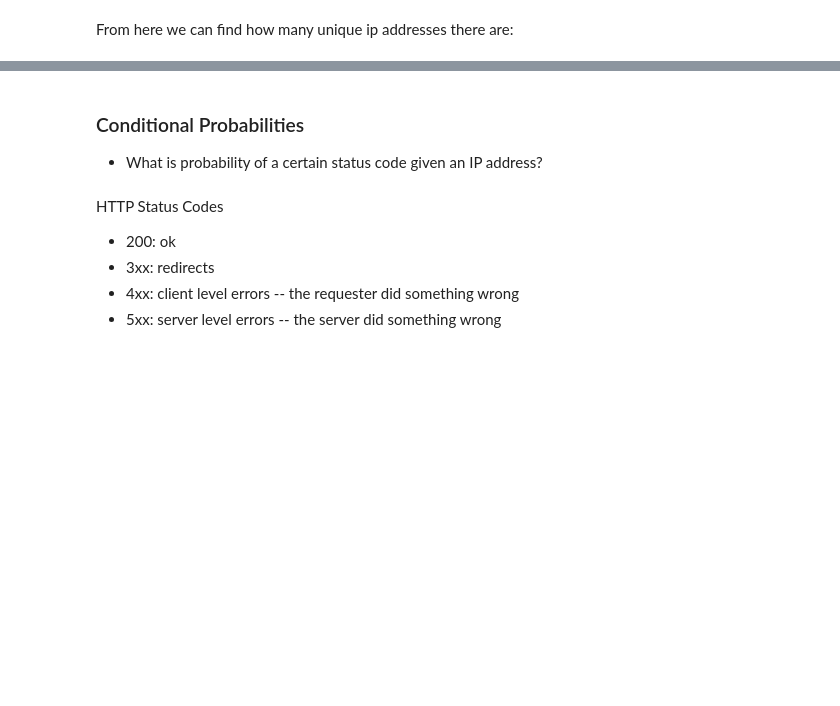
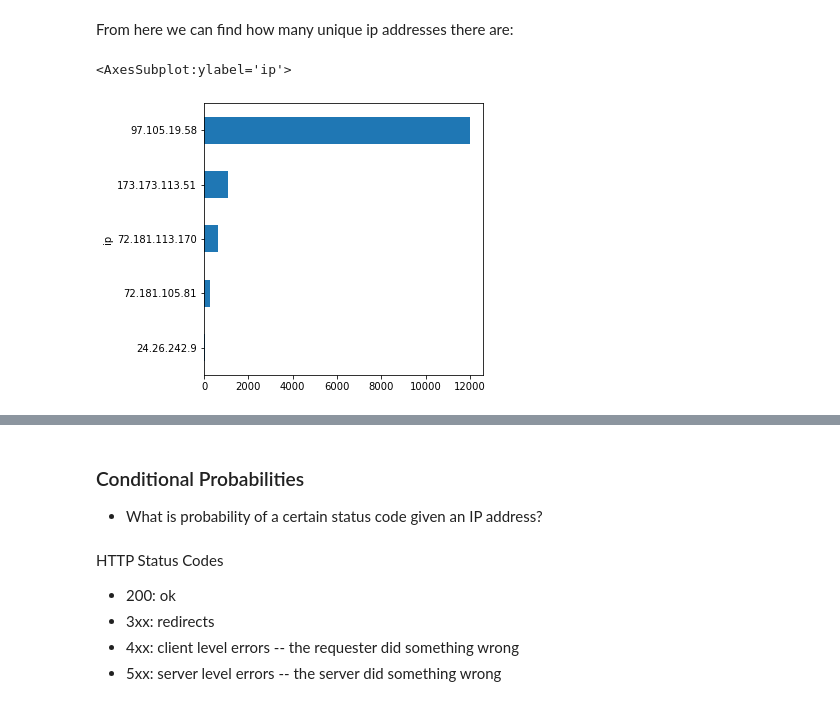
Before and after one commit to CodeupClassroom/innis-anomaly-detection, a Jupyter notebook: Disc_Methods.ipynb, the cells around one changed output, grey strips where cells are left out. Drawn from its saved outputs; the diff is of its cells as text; code cells hidden in the pictures; blank space fills up the shorter version.

```diff
--- a/Disc_Methods.ipynb
+++ b/Disc_Methods.ipynb
@@ -47,3 +88,5 @@ def parse_log_entry(entry):
     output['size'] = int(parts[9])
     output['user_agent'] = ' '.join(parts[11:]).replace('"', '')
     return pd.Series(output)
+# %%
+df = df.entry.apply(parse_log_entry)
@@ -59,0 +119,4 @@ df = df.append(new)
+# %%
+df['size_mb'] = df['size'] / 1024 / 1024
+df.timestamp = pd.to_datetime(df.timestamp)
+df = df.set_index('timestamp')
@@ -71,5 +150,6 @@ ip_df.head()
 
 # ip_prob = count for each ip / total count in the dataframe
 
-ip_df2 =
+ip_df2 = pd.DataFrame((df.ip.value_counts(dropna=False))/df.ip.count()).reset_index().\
+                rename(columns={'index': 'ip', 'ip': 'proba'})
 ip_df2.head()
@@ -76,3 +163,4 @@ ip_df2.head()
 # %%
 # merge the two data frames create above into a single one:
-ip_df =
+ip_df = ip_df.merge(ip_df2, on='ip')
+ip_df.head()
@@ -79,2 +174,7 @@ ip_df =
 # %% [markdown]
 From here we can find how many unique ip addresses there are:
+# %%
+ip_df.set_index('ip')['count'].sort_values().tail(5).plot.barh(figsize=(5,5))
+# %% [output]
+<AxesSubplot:ylabel='ip'>
+[figure, added]
```
Also changed, not shown: parts of 30 cells of this notebook.
